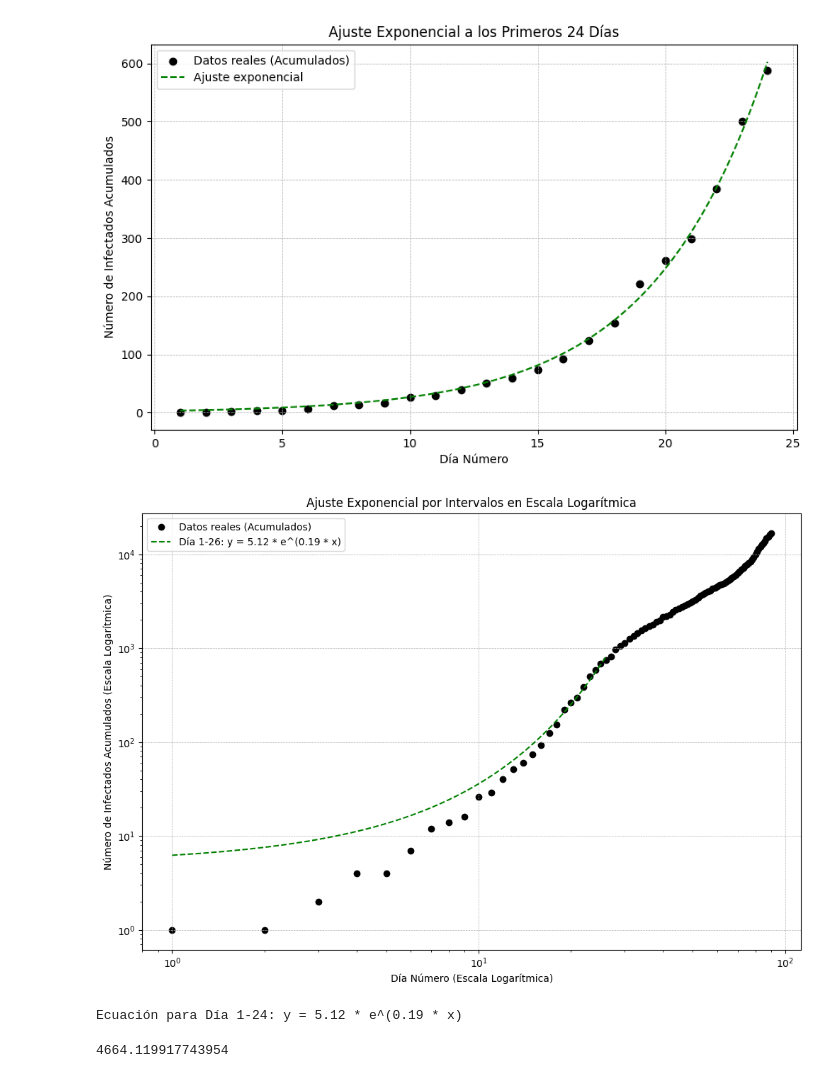
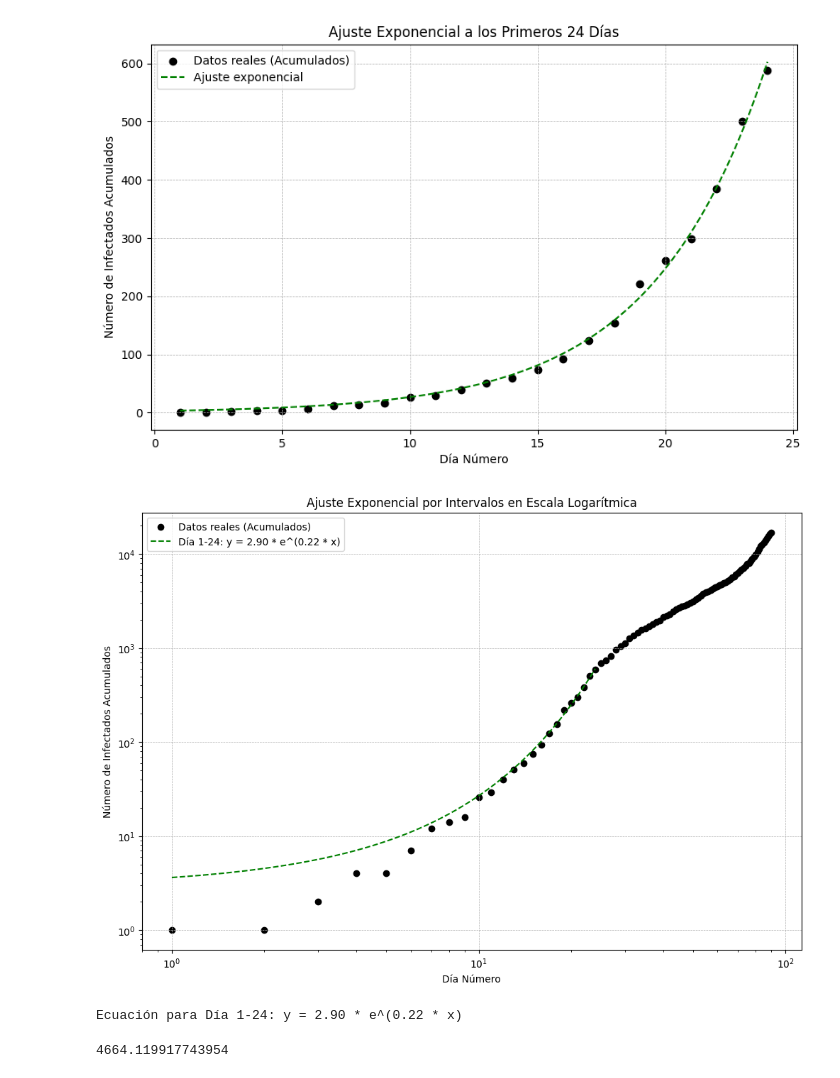
Before and after one commit to perico3372/covid_19, a Jupyter notebook: covid_19.ipynb, the cells around one changed output. Saved outputs shown, nothing was run; the diff lists cells and outputs as text; code cells hidden in the pictures.

```diff
--- a/covid_19.ipynb
+++ b/covid_19.ipynb
@@ -98,17 +98,6 @@ plt.show()
 Ecuación ajustada: y = 2.90 * e^(0.2223 * x)
 [figure]
 # %%
-import pandas as pd
-import numpy as np
-import matplotlib.pyplot as plt
-from scipy.optimize import curve_fit
-
-# Leer archivo CSV
-file_path = 'covid_19.csv'  # Reemplaza con el nombre del archivo si es distinto
-df = pd.read_csv(file_path)
-
-# Calcular acumulado de infectados
-df['acumulado_infectados'] = df['infectados'].cumsum()
 
 # Definir la función exponencial
 def exponential(x, a, b):
@@ -128,40 +117,40 @@ def ajustar_intervalo(df, inicio, fin, color, label):
     # Generar valores ajustados
     x_fit = np.linspace(min(x), max(x), 100)
     y_fit = exponential(x_fit, a, b)
 
     # Graficar el ajuste
     plt.plot(x_fit, y_fit, color=color, linestyle='--', label=f'{label}: y = {a:.2f} * e^({b:.2f} * x)')
 
     return a, b
 
 # Crear gráfico
 plt.figure(figsize=(12, 8))
 
 # Graficar los puntos reales de infectados acumulados
 plt.scatter(df['dia_numero'], df['acumulado_infectados'], color='black', label="Datos reales (Acumulados)")
 
-# Ajuste para los días 1 al 26
-a1, b1 = ajustar_intervalo(df, 1, 26, 'green', 'Día 1-26')
+# Ajuste para los días 1 al 24
+a1, b1 = ajustar_intervalo(df, 1, 24, 'green', 'Día 1-24')
 
 
 
 # Configuración del gráfico con escala logarítmica
 plt.title('Ajuste Exponencial por Intervalos en Escala Logarítmica')
-plt.xlabel('Día Número (Escala Logarítmica)')
-plt.ylabel('Número de Infectados Acumulados (Escala Logarítmica)')
+plt.xlabel('Día Número')
+plt.ylabel('Número de Infectados Acumulados')
 plt.xscale('log')  # Escala logarítmica para el eje X
 plt.yscale('log')  # Escala logarítmica para el eje Y
 plt.legend()
 plt.grid(True, linestyle='--', linewidth=0.5)
 
 # Mostrar gráfico
 plt.show()
 
-# Imprimir ecuaciones ajustadas con 20 decimales
+# Imprimir ecuacion ajustada
 print(f"Ecuación para Día 1-24: y = {a1:.2f} * e^({b1:.2f} * x)")
 # %% [output]
-[figure, old version]
+[figure, new version]
-Ecuación para Día 1-24: y = 5.12 * e^(0.19 * x)
+Ecuación para Día 1-24: y = 2.90 * e^(0.22 * x)
 # %%
 import math
 
```
Also changed, not shown: parts of 4 cells of this notebook.
